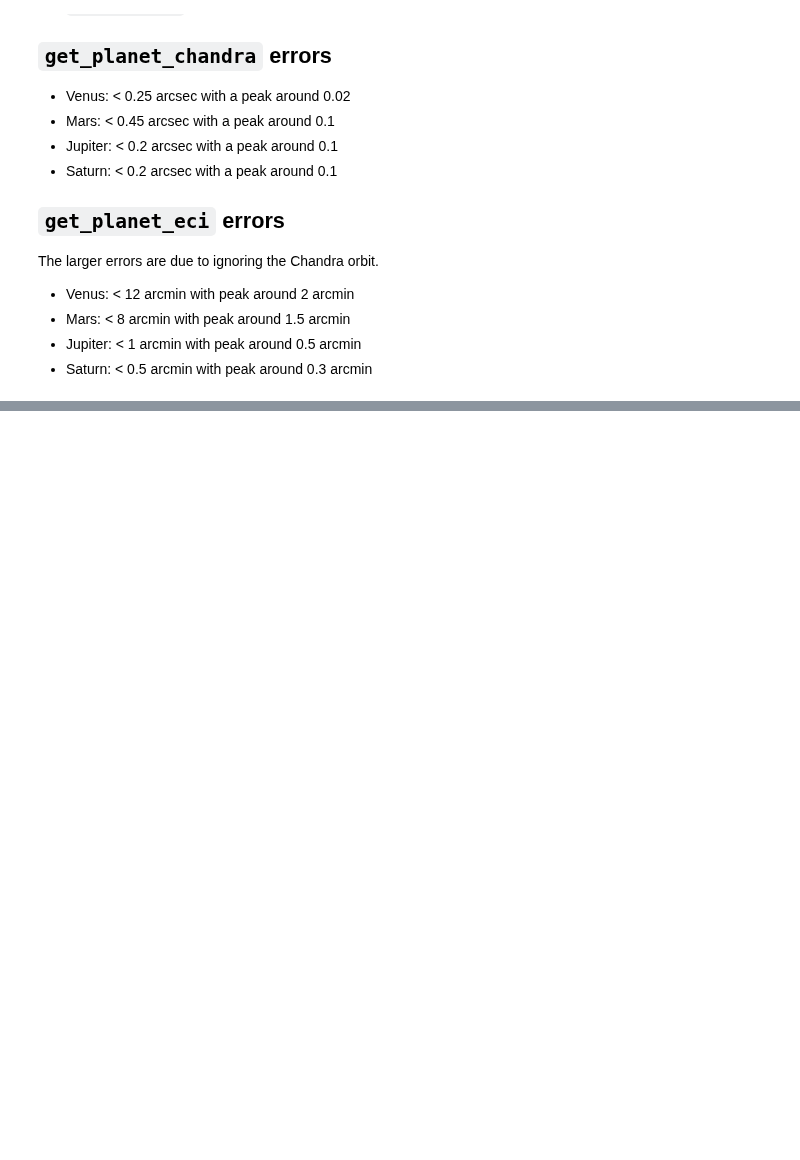
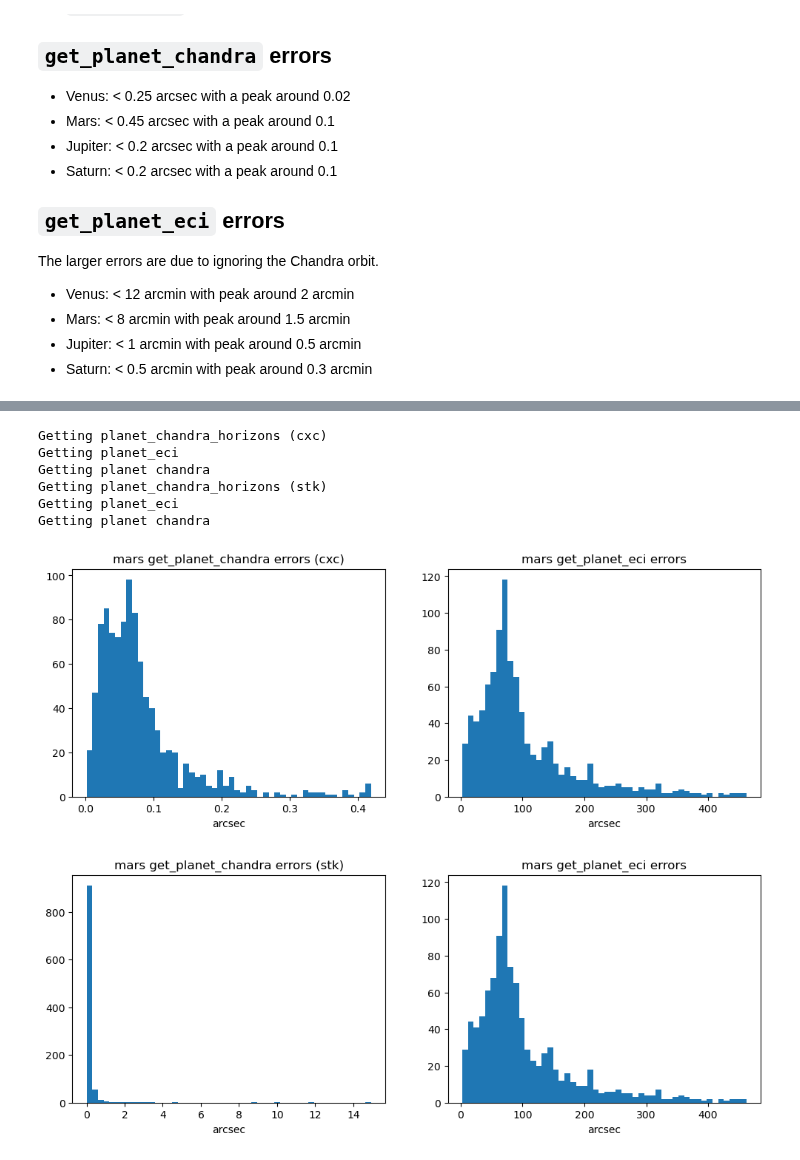
Before and after one commit to sot/chandra_aca, a Jupyter notebook: validate/planet-accuracy.ipynb, the cells around one changed output, grey strips where cells are left out. Saved outputs shown, nothing was run; the diff lists cells and outputs as text; code cells hidden in the pictures; blank space fills up the shorter version.

```diff
--- a/validate/planet-accuracy.ipynb
+++ b/validate/planet-accuracy.ipynb
@@ -81,0 +88,12 @@ plot_errors("saturn", n_times=1000)
+# %%
+for ephem_source in ("cxc", "stk"):
+    plot_errors("mars", n_times=1000, ephem_source=ephem_source)
+# %% [output]
+Getting planet_chandra_horizons (cxc)
+Getting planet_eci
+Getting planet chandra
+Getting planet_chandra_horizons (stk)
+Getting planet_eci
+Getting planet chandra
+[figure, added]
+[figure, added]
```
Also changed, not shown: parts of 11 cells of this notebook.
